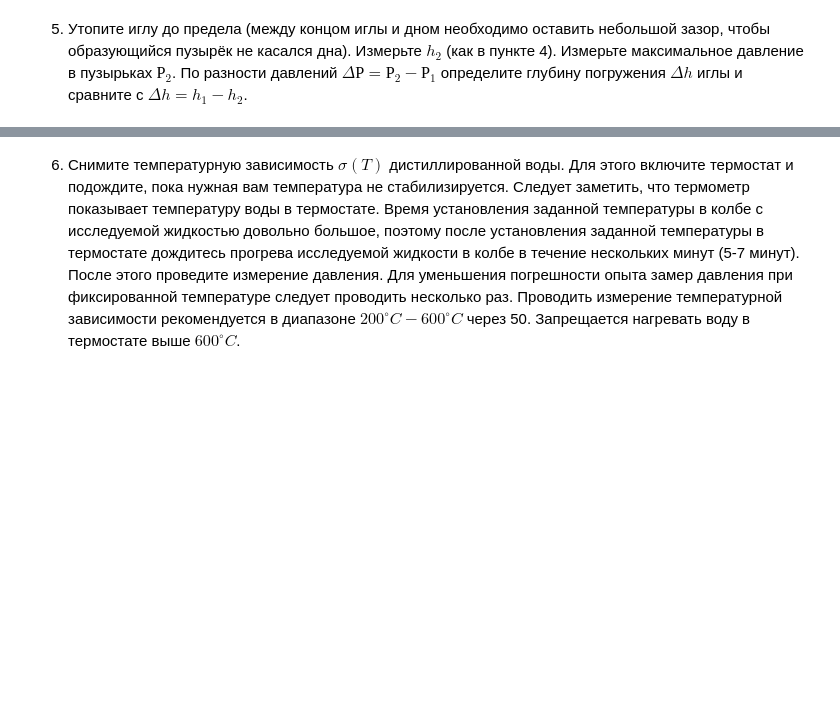
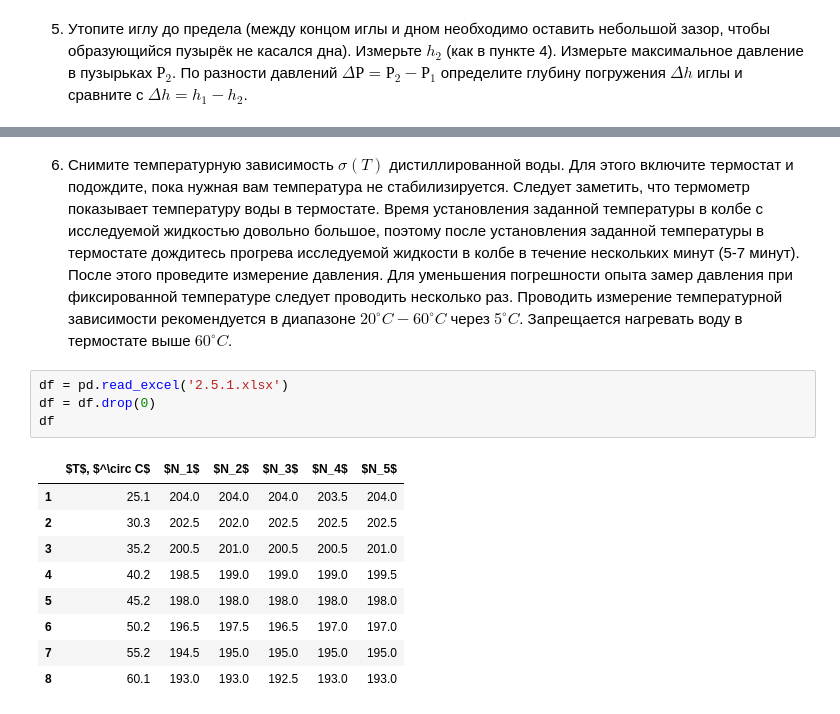
Before and after one commit to MichaelShulga/labs-mipt, a Jupyter notebook: 2.5.1/main.ipynb, the cells around one changed output, grey strips where cells are left out. Drawn from its saved outputs; the diff is of its cells as text; blank space fills up the shorter version.

```diff
--- a/2.5.1/main.ipynb
+++ b/2.5.1/main.ipynb
@@ -69,2 +80,16 @@ print(h1 - h2, "- Экспериментально")
 # %% [markdown]
-6. Снимите температурную зависимость $\sigma(T)$ дистиллированной воды. Для этого включите термостат и подождите, пока нужная вам температура не стабилизируется. Следует заметить, что термометр показывает температуру воды в термостате. Время установления заданной температуры в колбе с исследуемой жидкостью довольно большое, поэтому после установления заданной температуры в термостате дождитесь прогрева исследуемой жидкости в колбе в течение нескольких минут (5-7 минут). После этого проведите измерение давления. Для уменьшения погрешности опыта замер давления  при фиксированной температуре следует проводить несколько раз. Проводить измерение температурной зависимости  рекомендуется в диапазоне  $200^{\circ}C - 600^{\circ}C$ через 50. Запрещается нагревать воду в термостате выше $600^{\circ}C$.
+6. Снимите температурную зависимость $\sigma(T)$ дистиллированной воды. Для этого включите термостат и подождите, пока нужная вам температура не стабилизируется. Следует заметить, что термометр показывает температуру воды в термостате. Время установления заданной температуры в колбе с исследуемой жидкостью довольно большое, поэтому после установления заданной температуры в термостате дождитесь прогрева исследуемой жидкости в колбе в течение нескольких минут (5-7 минут). После этого проведите измерение давления. Для уменьшения погрешности опыта замер давления  при фиксированной температуре следует проводить несколько раз. Проводить измерение температурной зависимости  рекомендуется в диапазоне  $20^{\circ}C - 60^{\circ}C$ через $5^{\circ}C$. Запрещается нагревать воду в термостате выше $60^{\circ}C$.
+# %%
+df = pd.read_excel('2.5.1.xlsx')
+df = df.drop(0)
+df
+# %% [output]
+|  | $T$, $^\circ C$ | $N_1$ | $N_2$ | $N_3$ | $N_4$ | $N_5$ |
+| 1 | 25.1 | 204.0 | 204.0 | 204.0 | 203.5 | 204.0 |
+| 2 | 30.3 | 202.5 | 202.0 | 202.5 | 202.5 | 202.5 |
+| 3 | 35.2 | 200.5 | 201.0 | 200.5 | 200.5 | 201.0 |
+| 4 | 40.2 | 198.5 | 199.0 | 199.0 | 199.0 | 199.5 |
+| 5 | 45.2 | 198.0 | 198.0 | 198.0 | 198.0 | 198.0 |
+| 6 | 50.2 | 196.5 | 197.5 | 196.5 | 197.0 | 197.0 |
+| 7 | 55.2 | 194.5 | 195.0 | 195.0 | 195.0 | 195.0 |
+| 8 | 60.1 | 193.0 | 193.0 | 192.5 | 193.0 | 193.0 |
```
Also changed, not shown: parts of 17 cells of this notebook.
